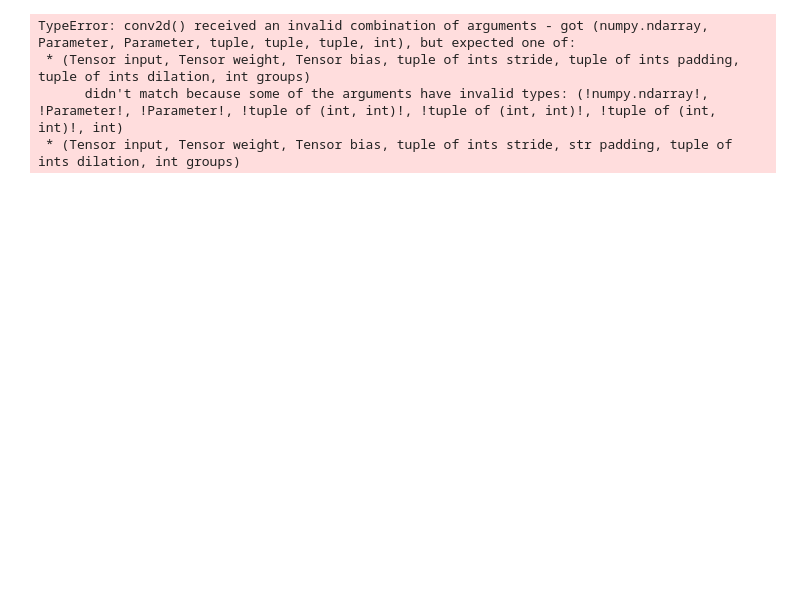
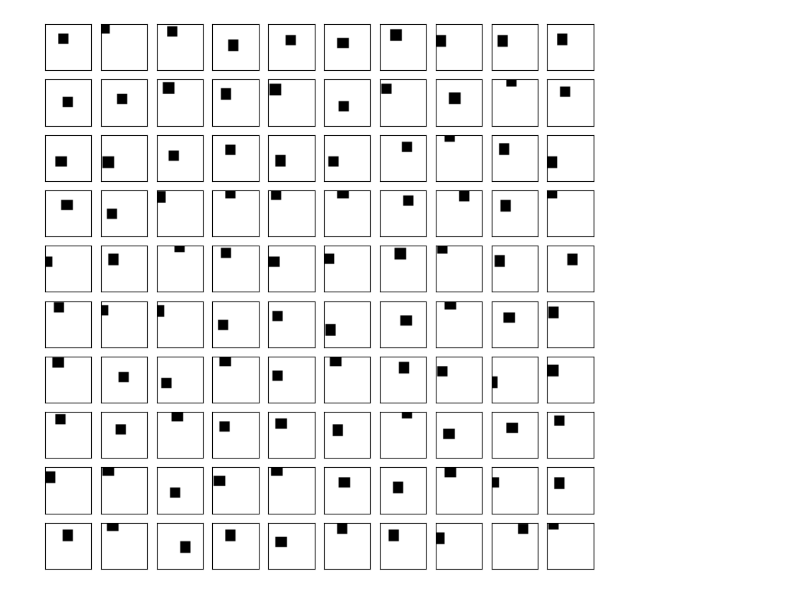
Before and after one commit to AdirTuval/vae-lab-project, a Jupyter notebook: mynotebook.ipynb, the cells around one changed output. Saved outputs shown, nothing was run; the diff lists cells and outputs as text; code cells hidden in the pictures; blank space fills up the shorter version.

Commit message:
training ready

```diff
--- a/mynotebook.ipynb
+++ b/mynotebook.ipynb
@@ -6,0 +8,9 @@ model = VanillaVAE(in_channels=3, latent_dim=512)
+# %%
+
+dataset = ShapesDataModule.from_disk("/cs/labs/yweiss/adirt/lab_project/vae-lab-project/data/shapes_32x32_10000.npy", train_batch_size=8)
+# dataset = ShapesDataset.from_generator(10000, train_batch_size=8)
+
+# dataset, _ = ShapesDatasetGenerator(
+#     random_seed=32, render_config={"canvas_size": 32, "anti_alias": 1}
+# ).generate(10000)
+# model = VanillaVAE(in_channels=3, latent_dim=128, hidden_dims=[8, 16, 32, 64])
@@ -7,8 +42,25 @@ model = VanillaVAE(in_channels=3, latent_dim=512)
+# %%
+# Define the grid size
+grid_size = 10
+
+# Create a figure and axis
+fig, axes = plt.subplots(grid_size, grid_size, figsize=(10, 10))
+
+# Iterate through the images and plot them
+for i, ax in enumerate(axes.flat):
+    # If there are fewer images than grid cells, hide the remaining empty plots
+    if i < dataset.shape[0]:
+        ax.imshow(dataset[i])
+        ax.set_xticks([])
+        ax.set_yticks([])
+    else:
+        ax.axis('off')
+        ax.set_visible(False)
+
+plt.show()
+# %% [output]
+[figure, added]
 # %%
-x = np.random.rand(1, 3, 32, 32).astype(np.float32)
-model(x)
+npx = np.random.rand(2, 3, 32, 32).astype(np.float32)
+x = torch.Tensor(npx)
+j = model(x)
-# %% [output]
-TypeError: conv2d() received an invalid combination of arguments - got (numpy.ndarray, Parameter, Parameter, tuple, tuple, tuple, int), but expected one of:
- * (Tensor input, Tensor weight, Tensor bias, tuple of ints stride, tuple of ints padding, tuple of ints dilation, int groups)
-      didn't match because some of the arguments have invalid types: (!numpy.ndarray!, !Parameter!, !Parameter!, !tuple of (int, int)!, !tuple of (int, int)!, !tuple of (int, int)!, int)
- * (Tensor input, Tensor weight, Tensor bias, tuple of ints stride, str padding, tuple of ints dilation, int groups)
```
Also changed, not shown: parts of 6 cells of this notebook, 8 other files.
